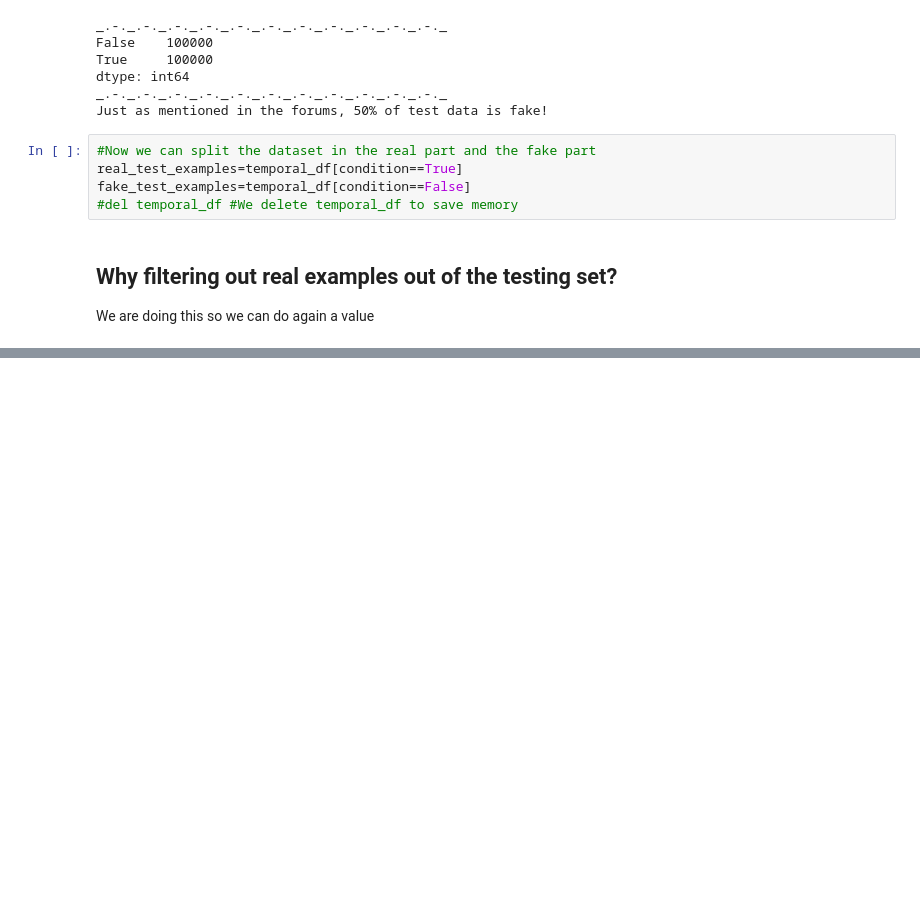
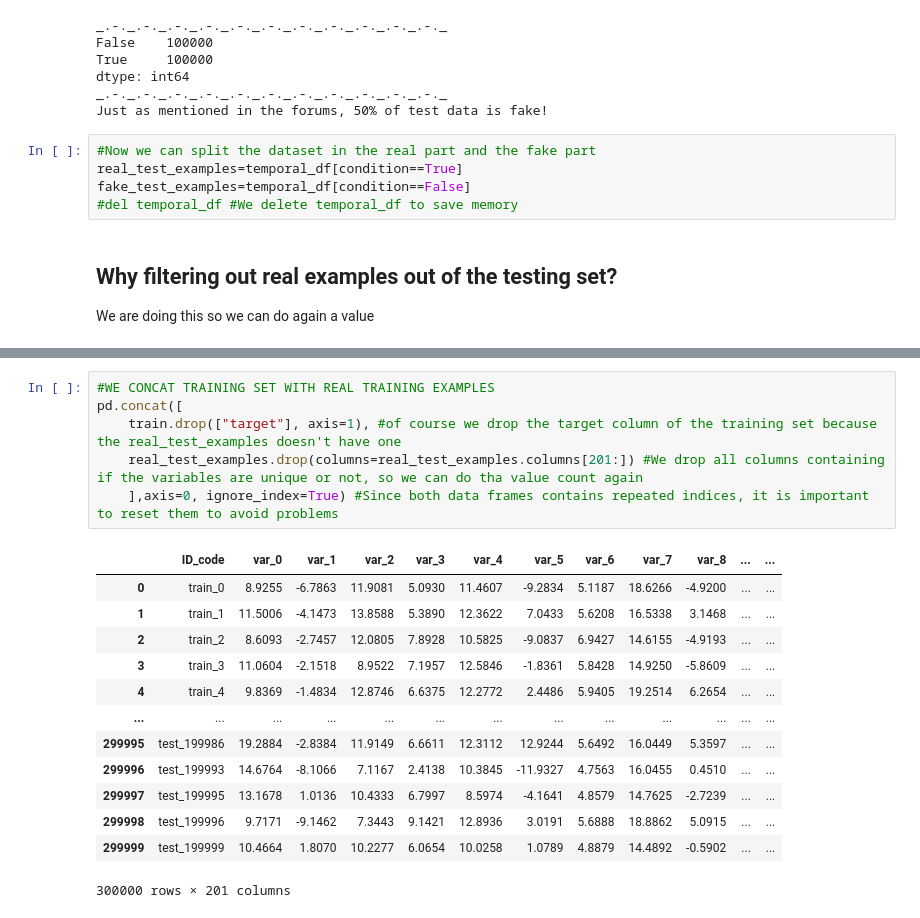
Before and after one commit to JCLMantilla/Santander-Transaction-Competition, a Jupyter notebook: DataGeneration.ipynb, the cells around one changed output, grey strips where cells are left out. Saved outputs shown, nothing was run; the diff lists cells and outputs as text; blank space fills up the shorter version.

```diff
--- a/DataGeneration.ipynb
+++ b/DataGeneration.ipynb
@@ -97,3 +127,23 @@ temporal_df[7:8]
+# %%
+#WE CONCAT TRAINING SET WITH REAL TRAINING EXAMPLES
+pd.concat([
+    train.drop(["target"], axis=1), #of course we drop the target column of the training set because the real_test_examples doesn't have one
+    real_test_examples.drop(columns=real_test_examples.columns[201:]) #We drop all columns containing if the variables are unique or not, so we can do tha value count again
+    ],axis=0, ignore_index=True) #Since both data frames contains repeated indices, it is important to reset them to avoid problems
+# %% [output]
+|  | ID_code | var_0 | var_1 | var_2 | var_3 | var_4 | var_5 | var_6 | var_7 | var_8 | ... | ... |
+| 0 | train_0 | 8.9255 | -6.7863 | 11.9081 | 5.0930 | 11.4607 | -9.2834 | 5.1187 | 18.6266 | -4.9200 | ... | ... |
+| 1 | train_1 | 11.5006 | -4.1473 | 13.8588 | 5.3890 | 12.3622 | 7.0433 | 5.6208 | 16.5338 | 3.1468 | ... | ... |
+| 2 | train_2 | 8.6093 | -2.7457 | 12.0805 | 7.8928 | 10.5825 | -9.0837 | 6.9427 | 14.6155 | -4.9193 | ... | ... |
+| 3 | train_3 | 11.0604 | -2.1518 | 8.9522 | 7.1957 | 12.5846 | -1.8361 | 5.8428 | 14.9250 | -5.8609 | ... | ... |
+| 4 | train_4 | 9.8369 | -1.4834 | 12.8746 | 6.6375 | 12.2772 | 2.4486 | 5.9405 | 19.2514 | 6.2654 | ... | ... |
+| ... | ... | ... | ... | ... | ... | ... | ... | ... | ... | ... | ... | ... |
+| 299995 | test_199986 | 19.2884 | -2.8384 | 11.9149 | 6.6611 | 12.3112 | 12.9244 | 5.6492 | 16.0449 | 5.3597 | ... | ... |
+| 299996 | test_199993 | 14.6764 | -8.1066 | 7.1167 | 2.4138 | 10.3845 | -11.9327 | 4.7563 | 16.0455 | 0.4510 | ... | ... |
+| 299997 | test_199995 | 13.1678 | 1.0136 | 10.4333 | 6.7997 | 8.5974 | -4.1641 | 4.8579 | 14.7625 | -2.7239 | ... | ... |
+| 299998 | test_199996 | 9.7171 | -9.1462 | 7.3443 | 9.1421 | 12.8936 | 3.0191 | 5.6888 | 18.8862 | 5.0915 | ... | ... |
+| 299999 | test_199999 | 10.4664 | 1.8070 | 10.2277 | 6.0654 | 10.0258 | 1.0789 | 4.8879 | 14.4892 | -0.5902 | ... | ... |
+300000 rows × 201 columns
 # %%
 # We are going to concatenate the train set and the real training examples into x_train to do a value count later
 # We check what values are uniques in both training set and real training set
```
Also changed, not shown: parts of 3 cells of this notebook.
